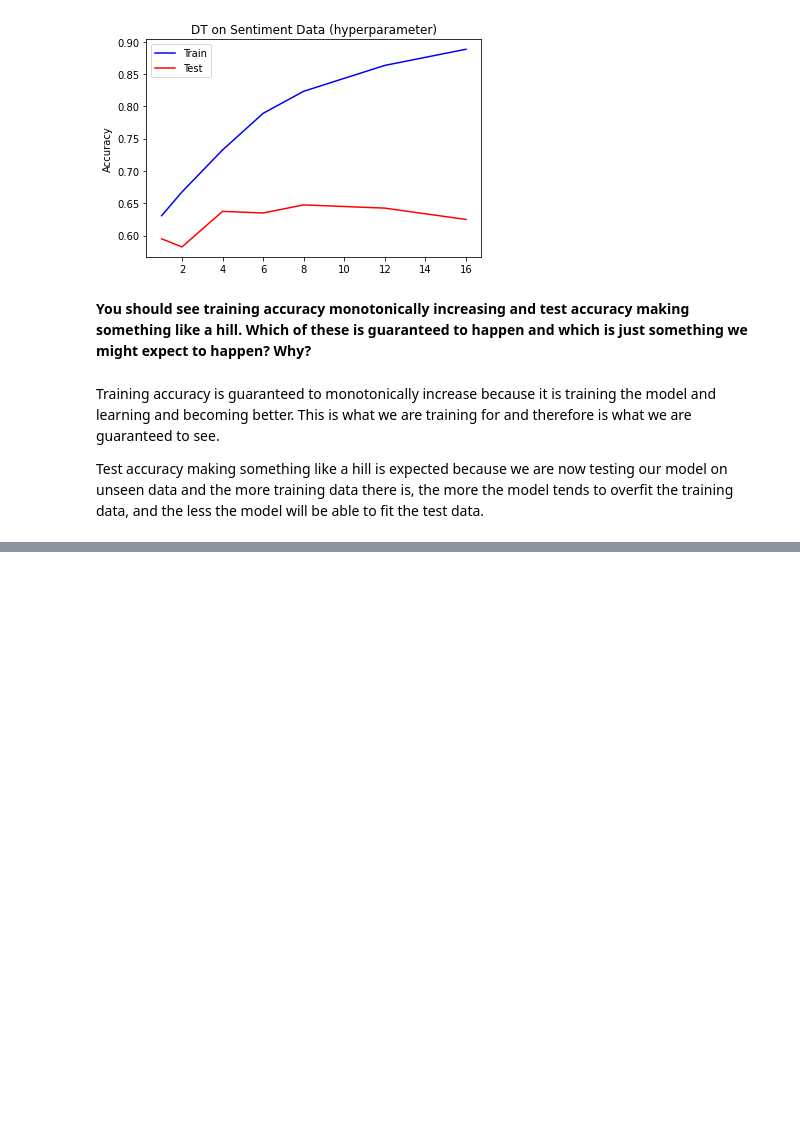
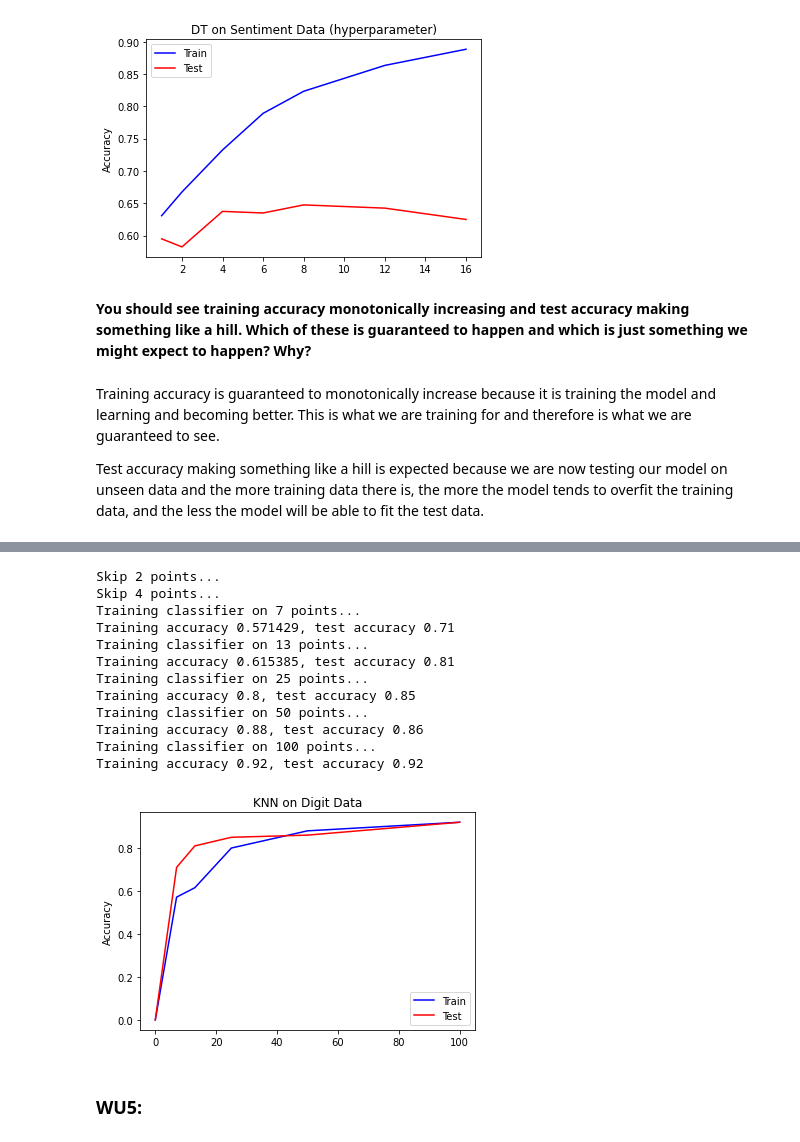
Before and after one commit to chickendreanso/cmsc-422-introduction-to-machine-learning, a Jupyter notebook: p1/WU.ipynb, the cells around one changed output, grey strips where cells are left out. Drawn from its saved outputs; the diff is of its cells as text; code cells hidden in the pictures; blank space fills up the shorter version.

```diff
--- a/p1/WU.ipynb
+++ b/p1/WU.ipynb
@@ -72,0 +128,19 @@ Test accuracy making something like a hill is expected because we are now testin
+# %%
+curve = runClassifier.learningCurveSet_knn(knn.KNN({'isKNN': True, 'K': 5}), datasets.DigitData)
+runClassifier.plotCurve('KNN on Digit Data', curve)
+# %% [output]
+Skip 2 points...
+Skip 4 points...
+Training classifier on 7 points...
+Training accuracy 0.571429, test accuracy 0.71
+Training classifier on 13 points...
+Training accuracy 0.615385, test accuracy 0.81
+Training classifier on 25 points...
+Training accuracy 0.8, test accuracy 0.85
+Training classifier on 50 points...
+Training accuracy 0.88, test accuracy 0.86
+Training classifier on 100 points...
+Training accuracy 0.92, test accuracy 0.92
+[figure, added]
+# %% [markdown]
+### WU5:
```
Also changed, not shown: parts of 6 cells of this notebook.
